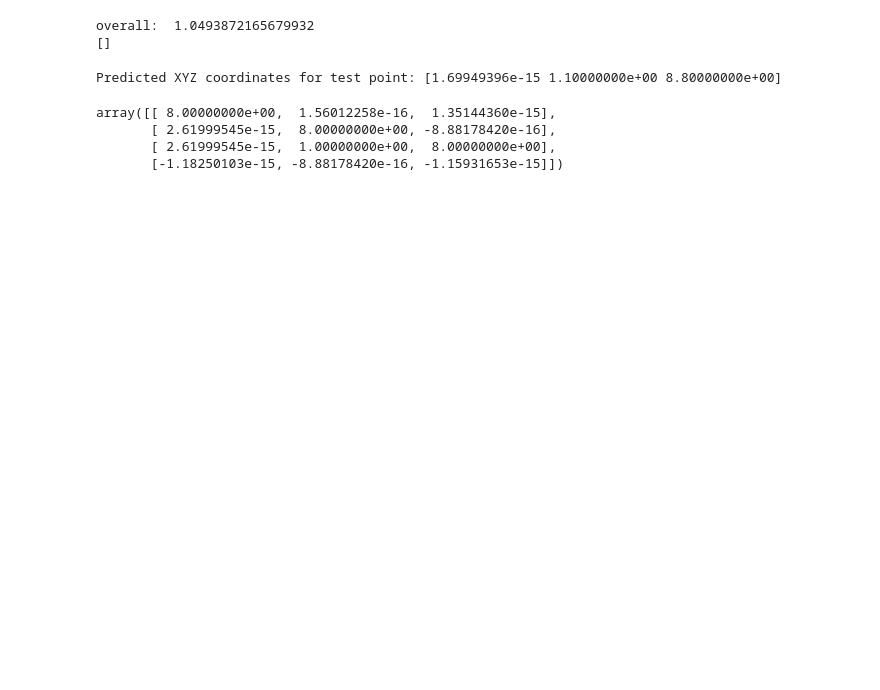
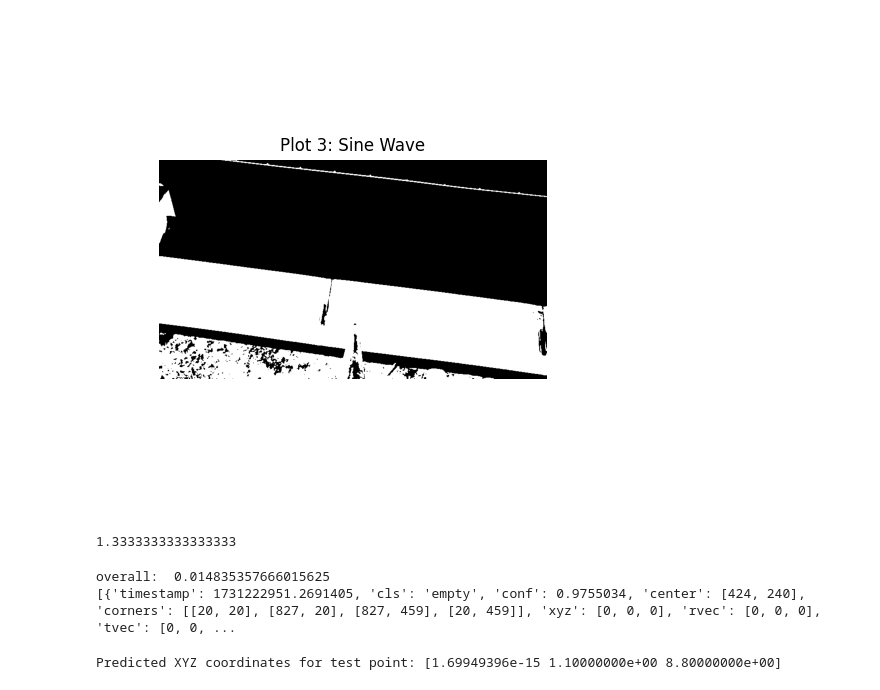
Before and after one commit to dorna-robotics/dorna_vision, a Jupyter notebook: dorna_vision/draft.ipynb, the cells around one changed output. Saved outputs shown, nothing was run; the diff lists cells and outputs as text; code cells hidden in the pictures; blank space fills up the shorter version.

```diff
--- a/dorna_vision/draft.ipynb
+++ b/dorna_vision/draft.ipynb
@@ -706,3 +735,16 @@ x.api_call(x.prm)
+# %%
+binary_image = np.random.randint(0, 2, (10, 10), dtype=np.uint8)
+
+# Display the image
+plt.imshow(x.d.img_thr, cmap='gray')
+plt.axis('off')  # Hide axes if you want a cleaner view
+plt.show()
+# %% [output]
+[figure, added]
+# %%
+4/3
+# %% [output]
+1.3333333333333333
 # %%
 from detect import Detection
 from camera import Camera
@@ -710,34 +752,34 @@ from dorna2 import Dorna
 import time
 
 # camera
-camera = Camera()
-camera.connect()
+#camera = Camera()
+#camera.connect()
 
 # robot
-robot = Dorna()
-robot.connect("192.168.254.18")
+#robot = Dorna()
+#robot.connect("192.168.254.18")
 
 prm ={'feed': 'color_img',
- 'intensity': {'a': 2.0, 'b': 1},
- 'color': {'low_hsv': [10, 10, 10], 'high_hsv': [100, 100, 100], 'inv': 1},
- 'roi': {'corners': [[10, 10], [10, 100], [100, 100], [100, 10]], 'inv': 0, 'crop': 0},
+ 'intensity': {'a': 1, 'b': 0},
+ 'color': {'low_hsv': [], 'high_hsv': [], 'inv': 0},
+ 'roi': {'corners': [], 'inv': 0, 'crop': 0},
  'limit': {'area': [], 'aspect_ratio': [], 'xyz': [], 'inv': 0},
  'plane': [],
- 'detection': {'cmd': "ocr", 'conf': 0.5},
+ 'detection': {'cmd': "cls", 'conf': 0.5, 'path': "C:/Users/hossein/Downloads/hopper_grain_cs.pkl"},
  'output': {'max_det': 10, 'shuffle': True, 'save_img': True}}
-d  = Detection(camera=camera, robot=robot, **prm)
+#d  = Detection(camera=camera, robot=robot, **prm)
+d  = Detection(camera=None, robot=None, **prm)
 s = time.time()
-retval = d.run()
-#retval = d.run(**prm)
+retval = d.run("C:/Users/hossein/Downloads/img_1726590775.jpg")
 print("overall: ", time.time() - s)
 
 # close
-camera.close()
-robot.close()
+#camera.close()
+#robot.close()
 print(retval)
 # %% [output]
-overall:  1.0493872165679932
-[]
+overall:  0.014835357666015625
+[{'timestamp': 1731222951.2691405, 'cls': 'empty', 'conf': 0.9755034, 'center': [424, 240], 'corners': [[20, 20], [827, 20], [827, 459], [20, 459]], 'xyz': [0, 0, 0], 'rvec': [0, 0, 0], 'tvec': [0, 0, ...
 # %%
 import numpy as np
 
@@ -776,10 +818,3 @@ predicted_xyz = map_point(test_point, T)
 print("Predicted XYZ coordinates for test point:", predicted_xyz)
 # %% [output]
 Predicted XYZ coordinates for test point: [1.69949396e-15 1.10000000e+00 8.80000000e+00]
-# %%
-T
-# %% [output]
-array([[ 8.00000000e+00,  1.56012258e-16,  1.35144360e-15],
-       [ 2.61999545e-15,  8.00000000e+00, -8.88178420e-16],
-       [ 2.61999545e-15,  1.00000000e+00,  8.00000000e+00],
-       [-1.18250103e-15, -8.88178420e-16, -1.15931653e-15]])
```
Also changed, not shown: parts of 11 cells of this notebook, 18 other files.
